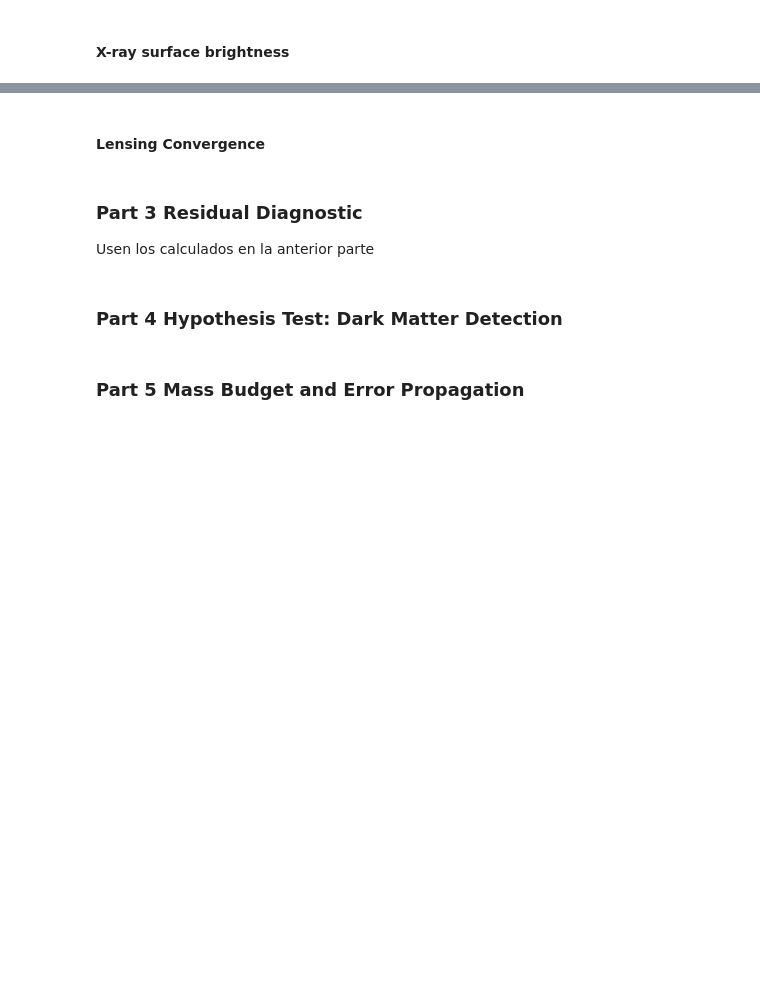
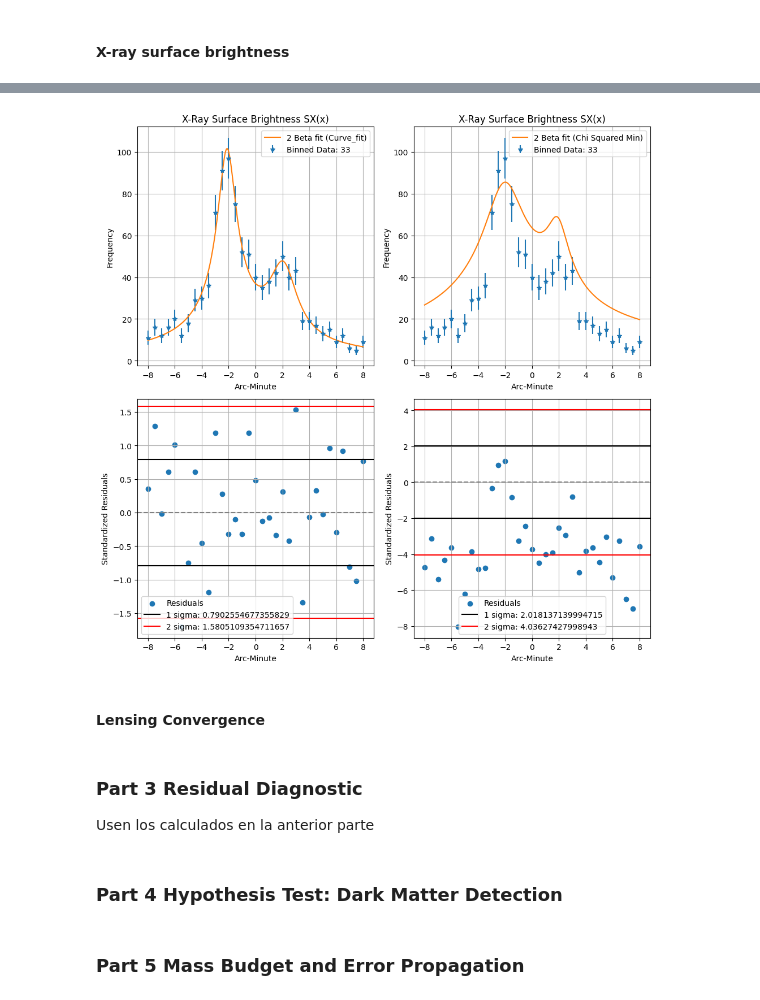
Before and after one commit to jdgv1709/Statistical-Analysis-of-the-Bullet-Cluster-Statistics-1-Course, a Jupyter notebook: Final Exam.ipynb, the cells around one changed output, grey strips where cells are left out. Cells and saved outputs as stored; diff of their text form; code cells hidden in the pictures; blank space fills up the shorter version.

Commit message:
Part 2 SX Good

```diff
--- a/Final Exam.ipynb
+++ b/Final Exam.ipynb
@@ -499,3 +466,61 @@ plt.show()
+# %%
+# 2.4: Three-panel figure
+fig, axes = plt.subplots(2, 2, figsize=(10, 10))
+axes[0,0].errorbar(data["arc_min"],data["SX"],yerr=data["sigma_SX"],fmt="*", label="Binned Data: "+str(len(data["arc_min"])))
+axes[0,0].set_ylabel("Frequency")
+axes[0,0].set_xlabel("Arc-Minute")
+#axes[0].set_xlim((0,1))
+axes[0,0].grid("True")
+axes[0,0].plot(x,model_2beta(x, *popt_SX),label="2 Beta fit (Curve_fit)")
+axes[0,0].legend()
+axes[0,0].set_title("X-Ray Surface Brightness SX(x)")
+axes[0,0].grid(True)
+# Panel 2 — Residuals
+#axes[1]: (mu_obs - mu_m3_fit) / sigma_i vs z
+data["residual_SX_curvefit"]= (data["SX"]-model_2beta(data["arc_min"],*popt_SX))/data["sigma_SX"]
+axes[1,0].scatter(data["arc_min"],data["residual_SX_curvefit"],label="Residuals")
+# Add horizontal lines at ±1, ±2 sigma
+axes[1,0].axhline(np.std(data["residual_SX_curvefit"]),color="black")
+axes[1,0].axhline(-1*np.std(data["residual_SX_curvefit"]),label="1 sigma: "+str(np.std(data["residual_SX_curvefit"])),color="black")
+axes[1,0].axhline(2*np.std(data["residual_SX_curvefit"]),color="r",label="2 sigma: "+str(2*np.std(data["residual_SX_curvefit"])))
+axes[1,0].axhline(-2*np.std(data["residual_SX_curvefit"]),color="r")
+# Add horizontal line at 0
+axes[1,0].axhline(0,ls="--",color="gray")
+axes[1,0].legend()
+axes[1,0].grid(True)
+axes[1,0].set_xlabel("Arc-Minute")
+axes[1,0].set_ylabel("Standardized Residuals")
+
+
+axes[0,1].errorbar(data["arc_min"],data["SX"],yerr=data["sigma_SX"],fmt="*", label="Binned Data: "+str(len(data["arc_min"])))
+axes[0,1].set_ylabel("Frequency")
+axes[0,1].set_xlabel("Arc-Minute")
+#axes[0].set_xlim((0,1))
+axes[0,1].grid("True")
+axes[0,1].plot(x,model_2beta(x, *best_params_SX),label="2 Beta fit (Chi Squared Min)")
+axes[0,1].legend()
+axes[0,1].set_title("X-Ray Surface Brightness SX(x)")
+axes[0,1].grid(True)
+# Panel 2 — Residuals
+#axes[1]: (mu_obs - mu_m3_fit) / sigma_i vs z
+data["residual_SX_minimize"]= (data["SX"]-model_2beta(data["arc_min"],*best_params_SX))/data["sigma_SX"]
+axes[1,1].scatter(data["arc_min"],data["residual_SX_minimize"],label="Residuals")
+# Add horizontal lines at ±1, ±2 sigma
+axes[1,1].axhline(np.std(data["residual_SX_minimize"]),color="black")
+axes[1,1].axhline(-1*np.std(data["residual_SX_minimize"]),label="1 sigma: "+str(np.std(data["residual_SX_minimize"])),color="black")
+axes[1,1].axhline(2*np.std(data["residual_SX_minimize"]),color="r",label="2 sigma: "+str(2*np.std(data["residual_SX_minimize"])))
+axes[1,1].axhline(-2*np.std(data["residual_SX_minimize"]),color="r")
+# Add horizontal line at 0
+axes[1,1].axhline(0,ls="--",color="gray")
+axes[1,1].legend()
+axes[1,1].grid(True)
+axes[1,1].set_xlabel("Arc-Minute")
+axes[1,1].set_ylabel("Standardized Residuals")
+plt.tight_layout()
+#plt.savefig('part2_chi2_fit.pdf')
+plt.show()
+# %% [output]
+[figure, added]
 # %% [markdown]
 #### Lensing Convergence
 # %% [markdown]
```
Also changed, not shown: parts of 11 cells of this notebook.
